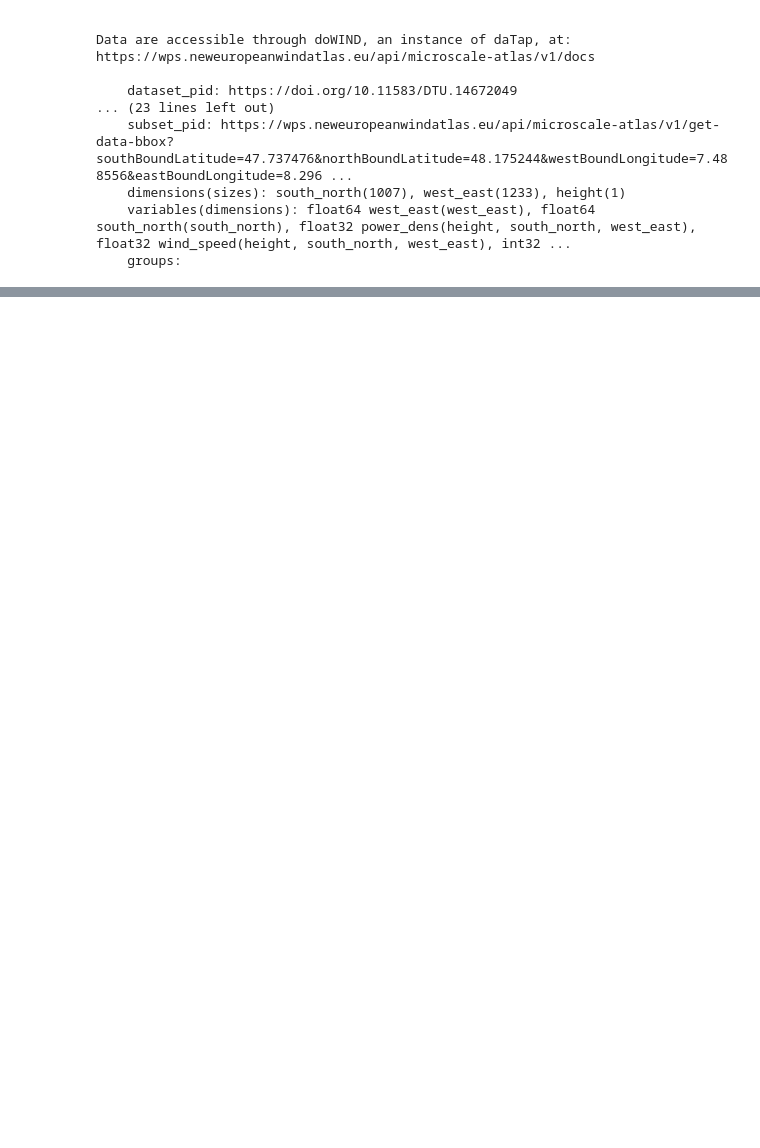
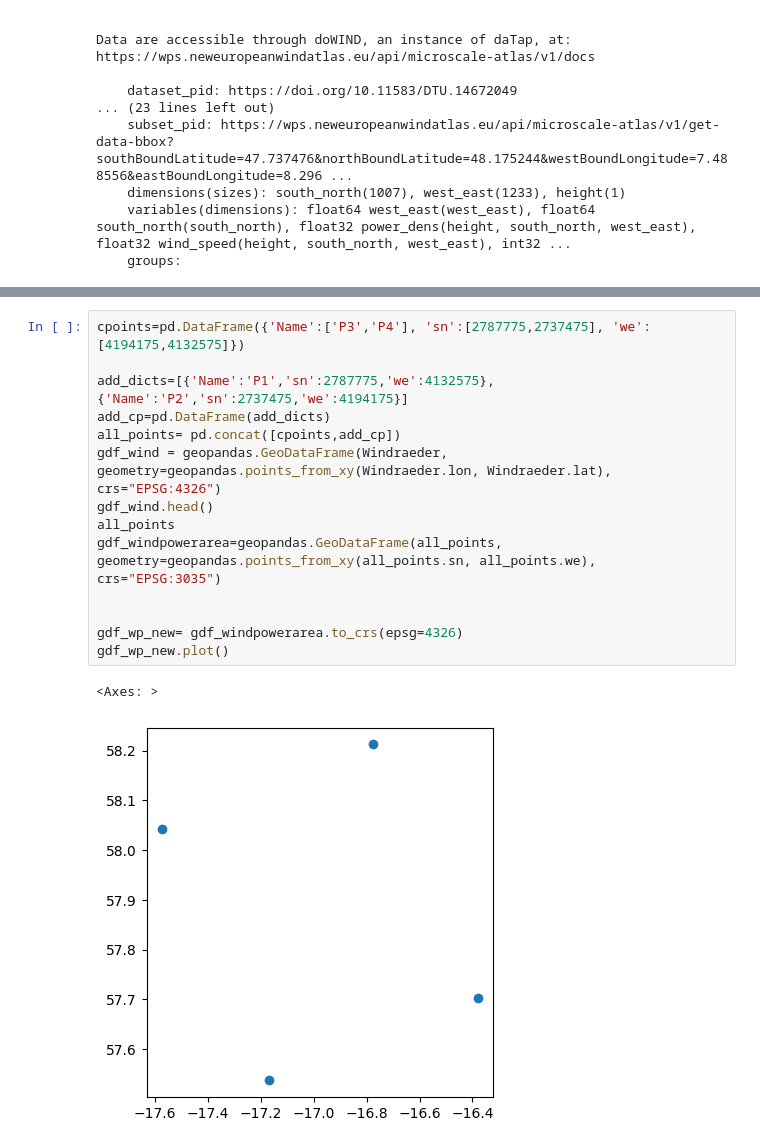
Before and after one commit to strubbi77/breisgauwind, a Jupyter notebook: Untitled.ipynb, the cells around one changed output, grey strips where cells are left out. Drawn from its saved outputs; the diff is of its cells as text; blank space fills up the shorter version.

```diff
--- a/Untitled.ipynb
+++ b/Untitled.ipynb
@@ -611,0 +604,17 @@ masked_array(
+# %%
+cpoints=pd.DataFrame({'Name':['P3','P4'], 'sn':[2787775,2737475], 'we':[4194175,4132575]})
+
+add_dicts=[{'Name':'P1','sn':2787775,'we':4132575},{'Name':'P2','sn':2737475,'we':4194175}]
+add_cp=pd.DataFrame(add_dicts)
+all_points= pd.concat([cpoints,add_cp])
+gdf_wind = geopandas.GeoDataFrame(Windraeder, geometry=geopandas.points_from_xy(Windraeder.lon, Windraeder.lat), crs="EPSG:4326")
+gdf_wind.head()
+all_points
+gdf_windpowerarea=geopandas.GeoDataFrame(all_points, geometry=geopandas.points_from_xy(all_points.sn, all_points.we), crs="EPSG:3035")
+
+
+gdf_wp_new= gdf_windpowerarea.to_crs(epsg=4326)
+gdf_wp_new.plot()
+# %% [output]
+<Axes: >
+[figure, added]
```
Also changed, not shown: parts of 4 cells of this notebook, 29 other files.
